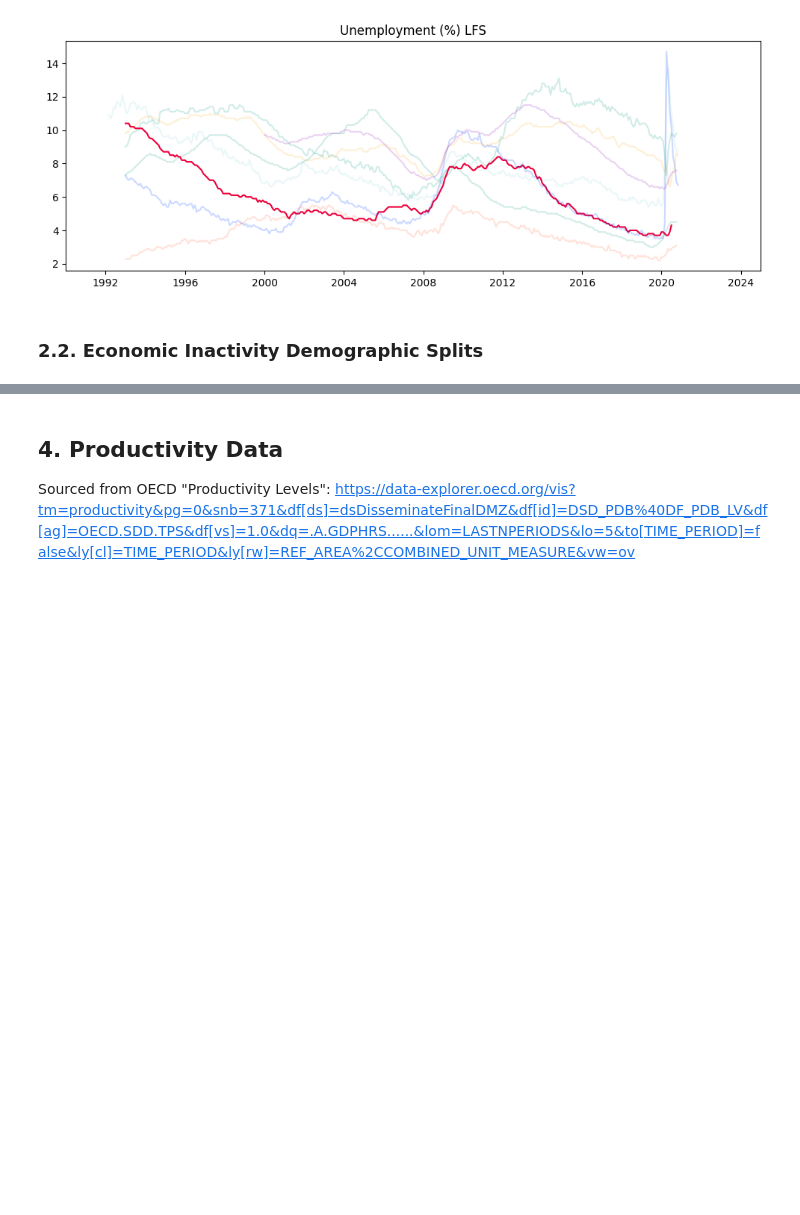
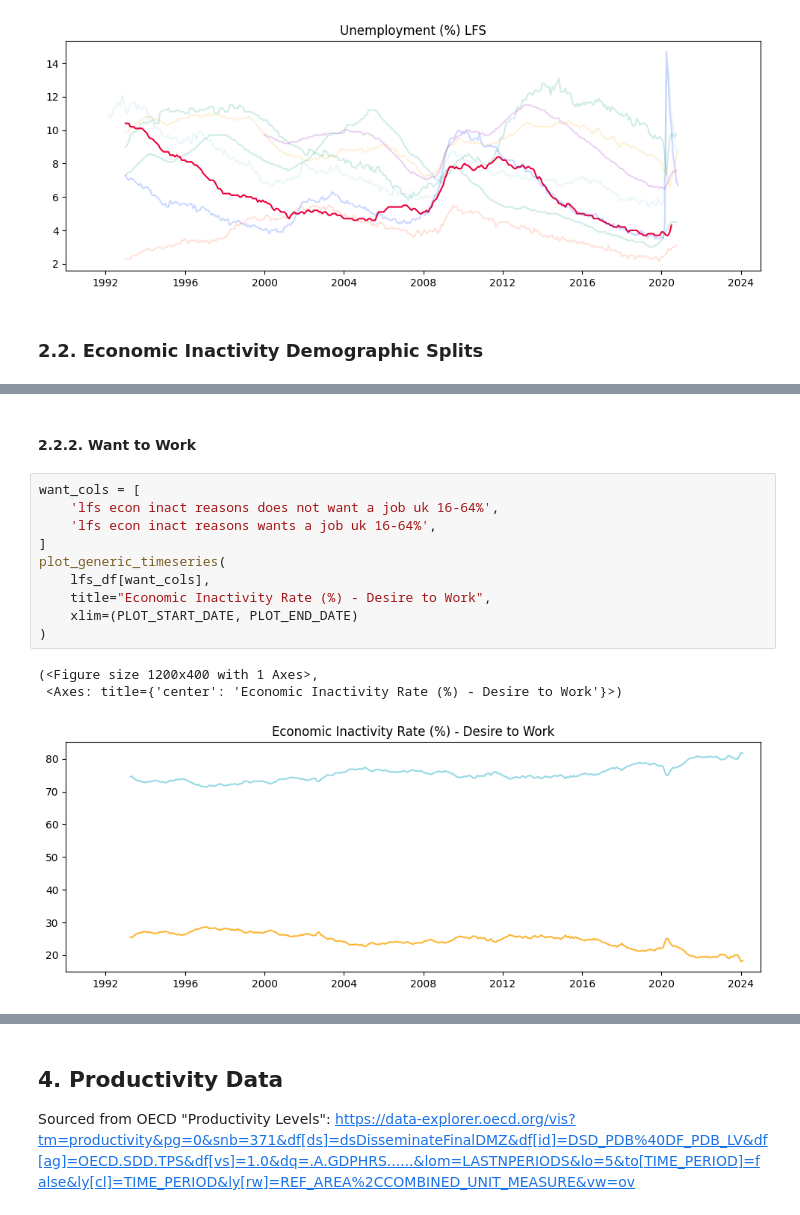
Before and after one commit to gjohl/growingeconomy, a Jupyter notebook: notebooks/presentation_plots.ipynb, the cells around one changed output, grey strips where cells are left out. Cells and saved outputs as stored; diff of their text form; blank space fills up the shorter version.

```diff
--- a/notebooks/presentation_plots.ipynb
+++ b/notebooks/presentation_plots.ipynb
@@ -230,0 +258,16 @@ plot_country_timeseries(unemployment_df, title="Unemployment (%) LFS", xlim=(PLO
+# %% [markdown]
+#### 2.2.2. Want to Work
+# %%
+want_cols = [
+    'lfs econ inact reasons does not want a job uk 16-64%',
+    'lfs econ inact reasons wants a job uk 16-64%',
+]
+plot_generic_timeseries(
+    lfs_df[want_cols],
+    title="Economic Inactivity Rate (%) - Desire to Work",
+    xlim=(PLOT_START_DATE, PLOT_END_DATE)
+)
+# %% [output]
+(<Figure size 1200x400 with 1 Axes>,
+ <Axes: title={'center': 'Economic Inactivity Rate (%) - Desire to Work'}>)
+[figure, added]
```
Also changed, not shown: parts of 15 cells of this notebook, 1 other file.
